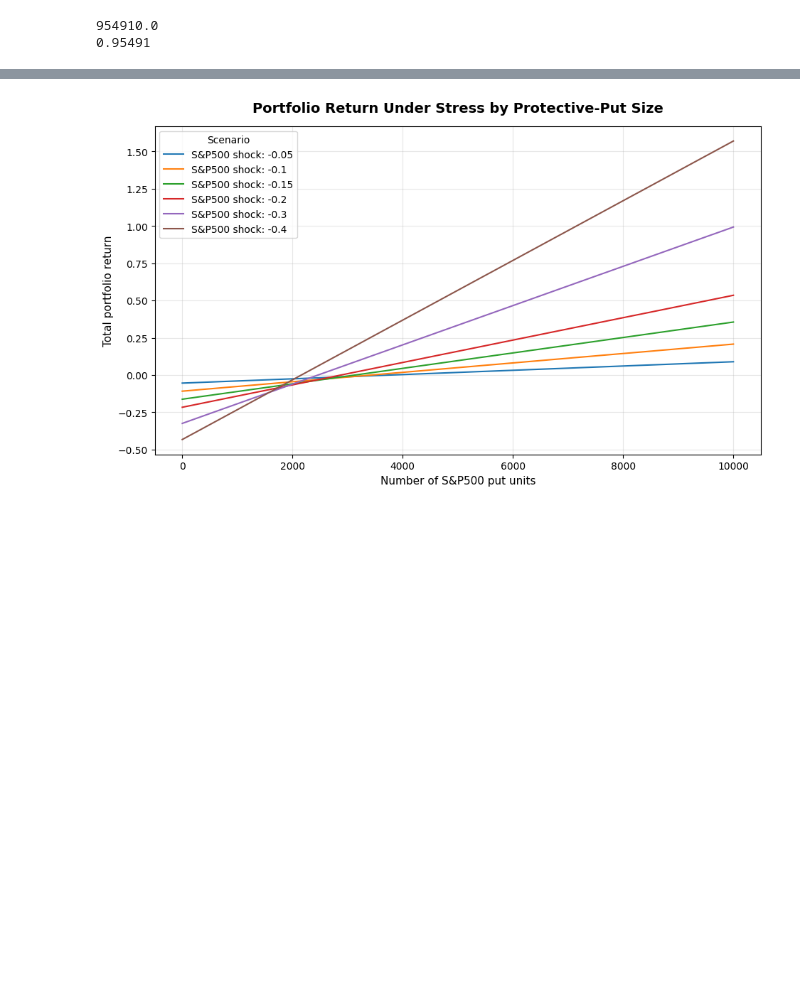
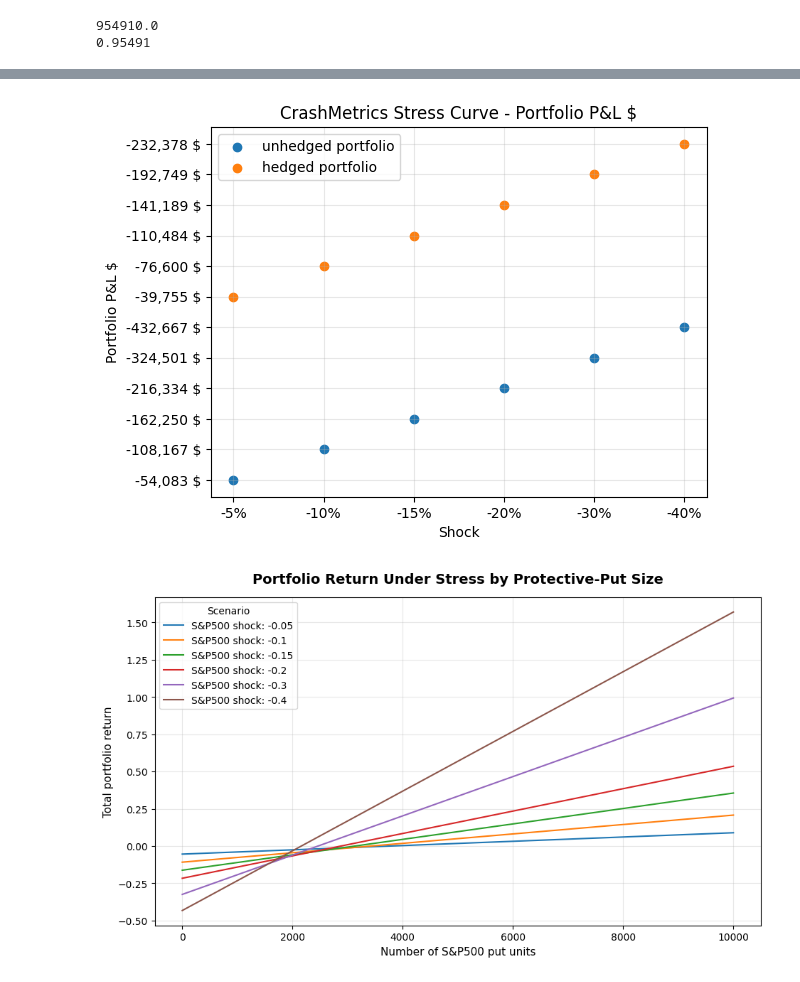
Before and after one commit to rakotoan/Crash-Metrics, a Jupyter notebook: Crash_Metrics.ipynb, the cells around one changed output, grey strips where cells are left out. Saved outputs shown, nothing was run; the diff lists cells and outputs as text; code cells hidden in the pictures; blank space fills up the shorter version.

```diff
--- a/Crash_Metrics.ipynb
+++ b/Crash_Metrics.ipynb
@@ -888,0 +889,10 @@ plt.show()
+# %%
+summary = put_hedge[["S&P500 Shock","Portfolio P&L $","Portfolio P&L hedged $",
+"Portfolio Return", "Portfolio Return hedged"]]
+
+summary["S&P500 Shock"] = (summary["S&P500 Shock"].map("{:.0%}".format))
+summary["Portfolio P&L $"] = (summary["Portfolio P&L $"].map("{:,.0f} $".format))
+summary["Portfolio Return"] = (summary["Portfolio Return"].map("{:.2%}".format))
+summary["Portfolio P&L hedged $"] = (summary["Portfolio P&L hedged $"].map("{:,.0f} $".format))
+summary["Portfolio Return hedged"] = (summary["Portfolio Return hedged"].map("{:.2%}".format))
+summary
@@ -889 +924,12 @@ plt.show()
+# %%
+plt.scatter(summary["S&P500 Shock"],summary["Portfolio P&L $"],label="unhedged portfolio")
+plt.scatter(summary["S&P500 Shock"],summary["Portfolio P&L hedged $"],label="hedged portfolio")
+plt.xlabel("Shock")
+plt.ylabel("Portfolio P&L $")
+plt.title("CrashMetrics Stress Curve - Portfolio P&L $")
+plt.grid(alpha=0.3)
+plt.legend()
+plt.show()
+# %% [output]
+[figure, added]
 # %%
```
Also changed, not shown: parts of 37 cells of this notebook.
